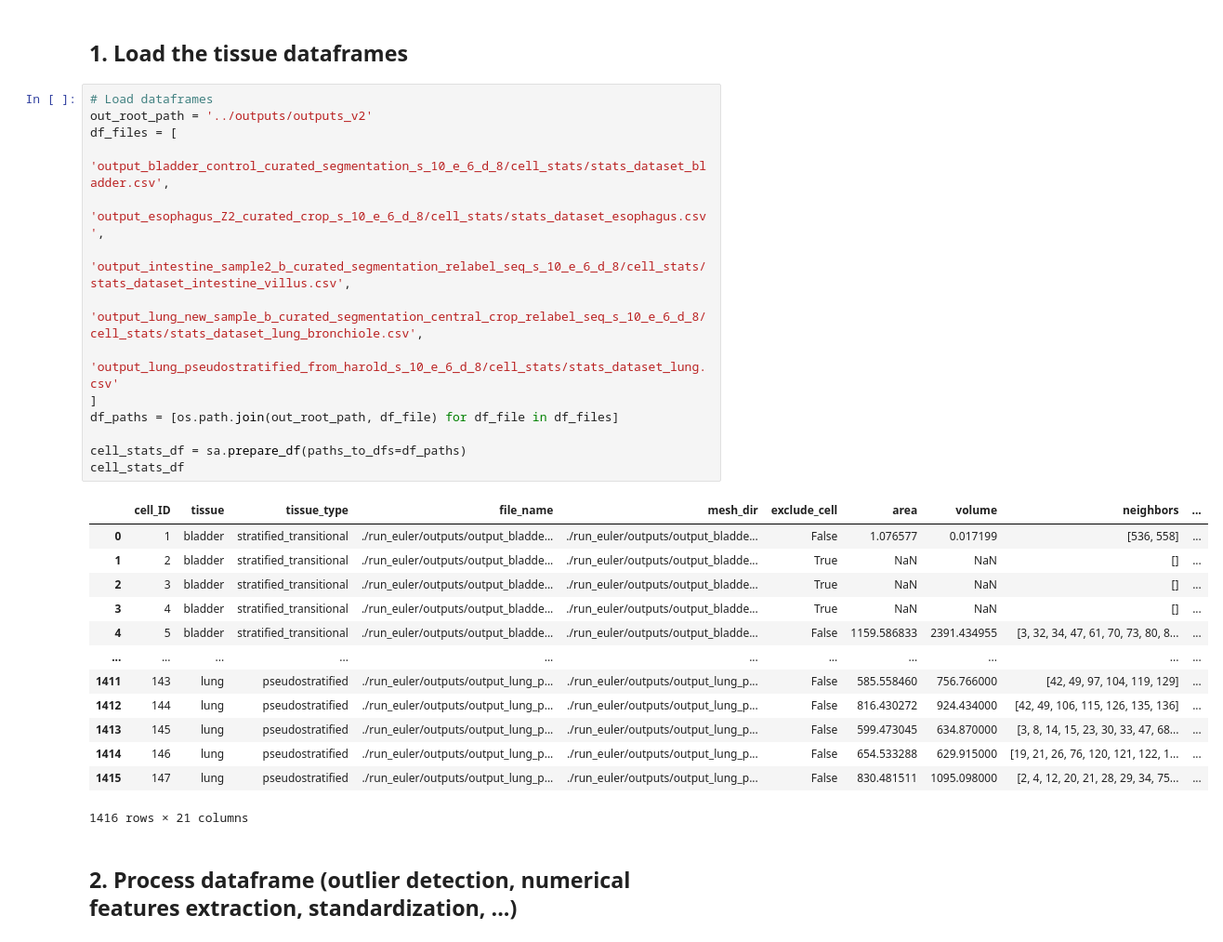
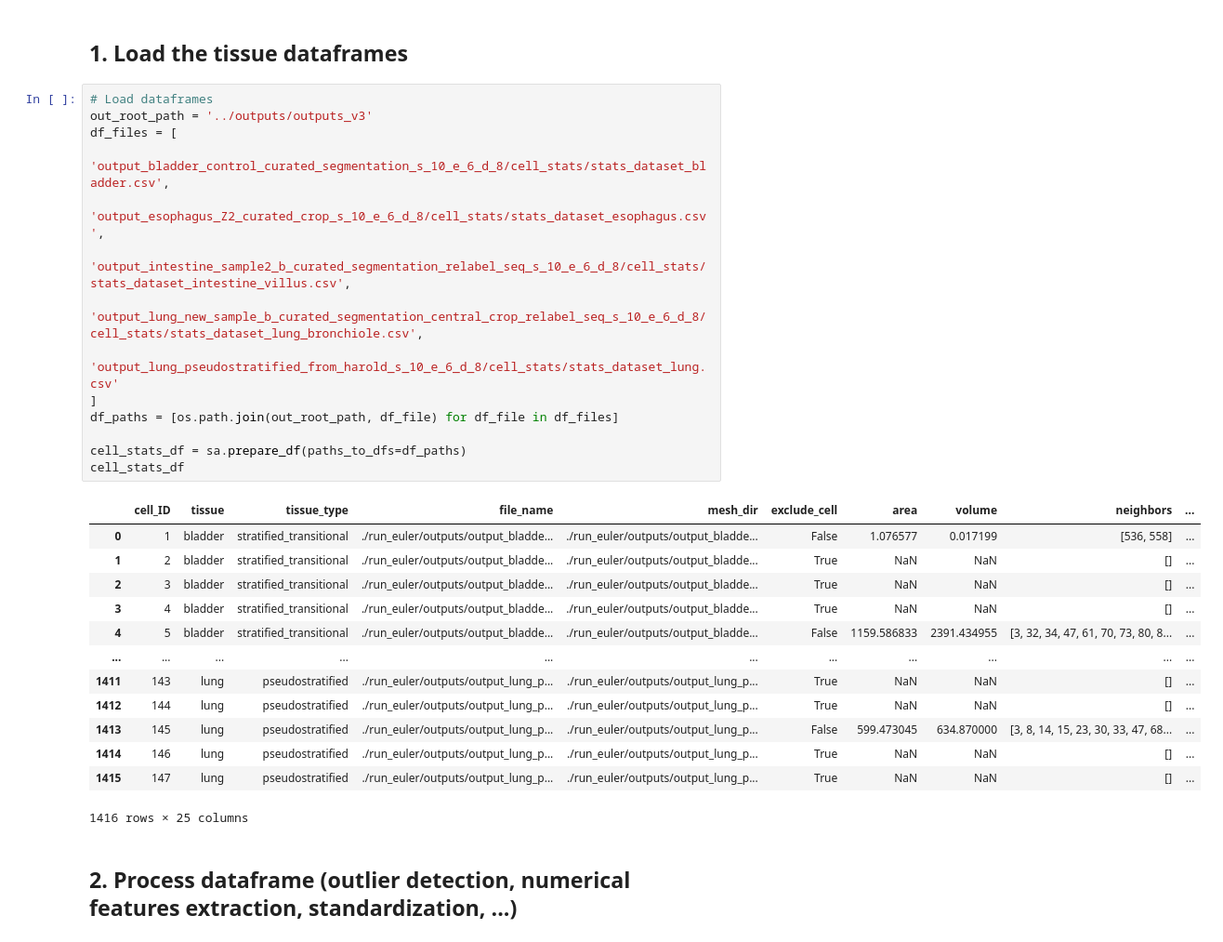
Before and after one commit to AntanasMurelis/EpiStats, a Jupyter notebook: src/tutorials/plots_tutorial.ipynb, the cells around one changed output. Shown at 93% size. Drawn from its saved outputs; the diff is of its cells as text.

```diff
--- a/src/tutorials/plots_tutorial.ipynb
+++ b/src/tutorials/plots_tutorial.ipynb
@@ -16,32 +16,32 @@ os.getcwd()
 ## 1. Load the tissue dataframes
 # %%
 # Load dataframes
-out_root_path = '../outputs/outputs_v2'
+out_root_path = '../outputs/outputs_v3'
 df_files = [
     'output_bladder_control_curated_segmentation_s_10_e_6_d_8/cell_stats/stats_dataset_bladder.csv',
     'output_esophagus_Z2_curated_crop_s_10_e_6_d_8/cell_stats/stats_dataset_esophagus.csv',
     'output_intestine_sample2_b_curated_segmentation_relabel_seq_s_10_e_6_d_8/cell_stats/stats_dataset_intestine_villus.csv',
     'output_lung_new_sample_b_curated_segmentation_central_crop_relabel_seq_s_10_e_6_d_8/cell_stats/stats_dataset_lung_bronchiole.csv',
     'output_lung_pseudostratified_from_harold_s_10_e_6_d_8/cell_stats/stats_dataset_lung.csv'
 ]
 df_paths = [os.path.join(out_root_path, df_file) for df_file in df_files]
 
 cell_stats_df = sa.prepare_df(paths_to_dfs=df_paths)
 cell_stats_df
 # %% [output]
 |  | cell_ID | tissue | tissue_type | file_name | mesh_dir | exclude_cell | area | volume | neighbors | ... |
 | 0 | 1 | bladder | stratified_transitional | ./run_euler/outputs/output_bladde... | ./run_euler/outputs/output_bladde... | False | 1.076577 | 0.017199 | [536, 558] | ... |
 | 1 | 2 | bladder | stratified_transitional | ./run_euler/outputs/output_bladde... | ./run_euler/outputs/output_bladde... | True | NaN | NaN | [] | ... |
 | 2 | 3 | bladder | stratified_transitional | ./run_euler/outputs/output_bladde... | ./run_euler/outputs/output_bladde... | True | NaN | NaN | [] | ... |
 | 3 | 4 | bladder | stratified_transitional | ./run_euler/outputs/output_bladde... | ./run_euler/outputs/output_bladde... | True | NaN | NaN | [] | ... |
 | 4 | 5 | bladder | stratified_transitional | ./run_euler/outputs/output_bladde... | ./run_euler/outputs/output_bladde... | False | 1159.586833 | 2391.434955 | [3, 32, 34, 47, 61, 70, 73, 80, 8... | ... |
 | ... | ... | ... | ... | ... | ... | ... | ... | ... | ... | ... |
-| 1411 | 143 | lung | pseudostratified | ./run_euler/outputs/output_lung_p... | ./run_euler/outputs/output_lung_p... | False | 585.558460 | 756.766000 | [42, 49, 97, 104, 119, 129] | ... |
-| 1412 | 144 | lung | pseudostratified | ./run_euler/outputs/output_lung_p... | ./run_euler/outputs/output_lung_p... | False | 816.430272 | 924.434000 | [42, 49, 106, 115, 126, 135, 136] | ... |
+| 1411 | 143 | lung | pseudostratified | ./run_euler/outputs/output_lung_p... | ./run_euler/outputs/output_lung_p... | True | NaN | NaN | [] | ... |
+| 1412 | 144 | lung | pseudostratified | ./run_euler/outputs/output_lung_p... | ./run_euler/outputs/output_lung_p... | True | NaN | NaN | [] | ... |
 | 1413 | 145 | lung | pseudostratified | ./run_euler/outputs/output_lung_p... | ./run_euler/outputs/output_lung_p... | False | 599.473045 | 634.870000 | [3, 8, 14, 15, 23, 30, 33, 47, 68... | ... |
-| 1414 | 146 | lung | pseudostratified | ./run_euler/outputs/output_lung_p... | ./run_euler/outputs/output_lung_p... | False | 654.533288 | 629.915000 | [19, 21, 26, 76, 120, 121, 122, 1... | ... |
-| 1415 | 147 | lung | pseudostratified | ./run_euler/outputs/output_lung_p... | ./run_euler/outputs/output_lung_p... | False | 830.481511 | 1095.098000 | [2, 4, 12, 20, 21, 28, 29, 34, 75... | ... |
+| 1414 | 146 | lung | pseudostratified | ./run_euler/outputs/output_lung_p... | ./run_euler/outputs/output_lung_p... | True | NaN | NaN | [] | ... |
+| 1415 | 147 | lung | pseudostratified | ./run_euler/outputs/output_lung_p... | ./run_euler/outputs/output_lung_p... | True | NaN | NaN | [] | ... |
-1416 rows × 21 columns
+1416 rows × 25 columns
 # %% [markdown]
 ## 2. Process dataframe (outlier detection, numerical features extraction, standardization, ...)
 # %%
```
Also changed, not shown: parts of 8 cells of this notebook, 3 other files.
